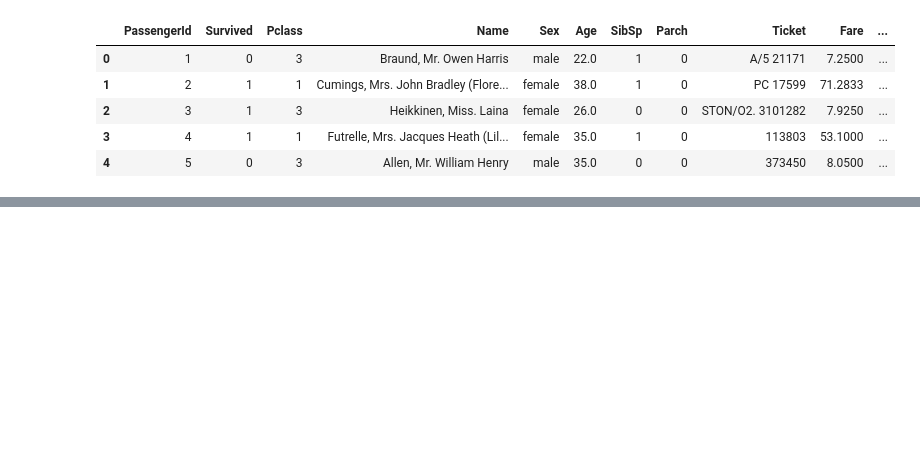
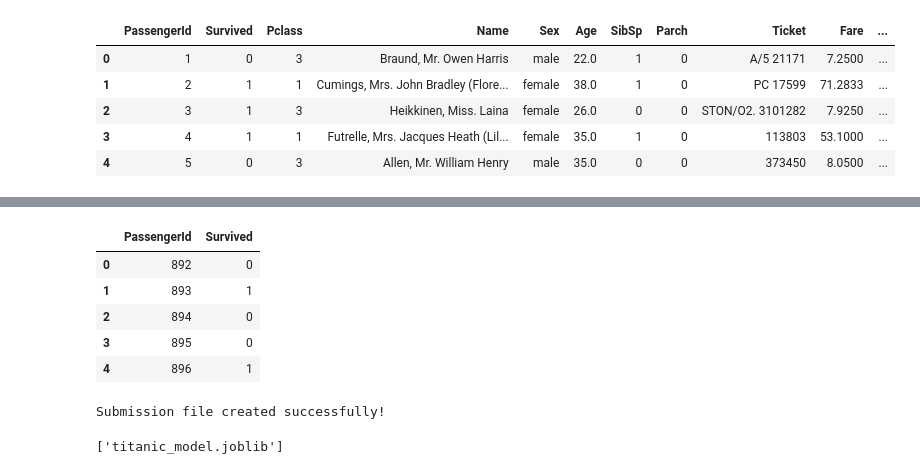
Before and after one commit to lintello-10/Titanic-Data-cleaning-Features-Engineering, a Jupyter notebook: analysis.ipynb, the cells around one changed output, grey strips where cells are left out. Drawn from its saved outputs; the diff is of its cells as text; code cells hidden in the pictures; blank space fills up the shorter version.

```diff
--- a/analysis.ipynb
+++ b/analysis.ipynb
@@ -214,0 +360,24 @@ titanic_df.head()
+# %%
+predictions_kaggle = model_df.predict(X_test_kaggle[features])
+submission_data = {'PassengerId': titanic_test['PassengerId'],
+                   'Survived': predictions_kaggle
+                   }
+submission_titanic = pd.DataFrame(submission_data)
+submission_titanic.head()
+# %% [output]
+|  | PassengerId | Survived |
+| 0 | 892 | 0 |
+| 1 | 893 | 1 |
+| 2 | 894 | 0 |
+| 3 | 895 | 0 |
+| 4 | 896 | 1 |
+# %%
+submission_titanic.to_csv('submission_titanic.csv', index=False)
+print("Submission file created successfully!")
+# %% [output]
+Submission file created successfully!
+# %%
+import joblib
+joblib.dump(model_df, 'titanic_model.joblib')
+# %% [output]
+['titanic_model.joblib']
```
Also changed, not shown: parts of 14 cells of this notebook, 2 other files.
